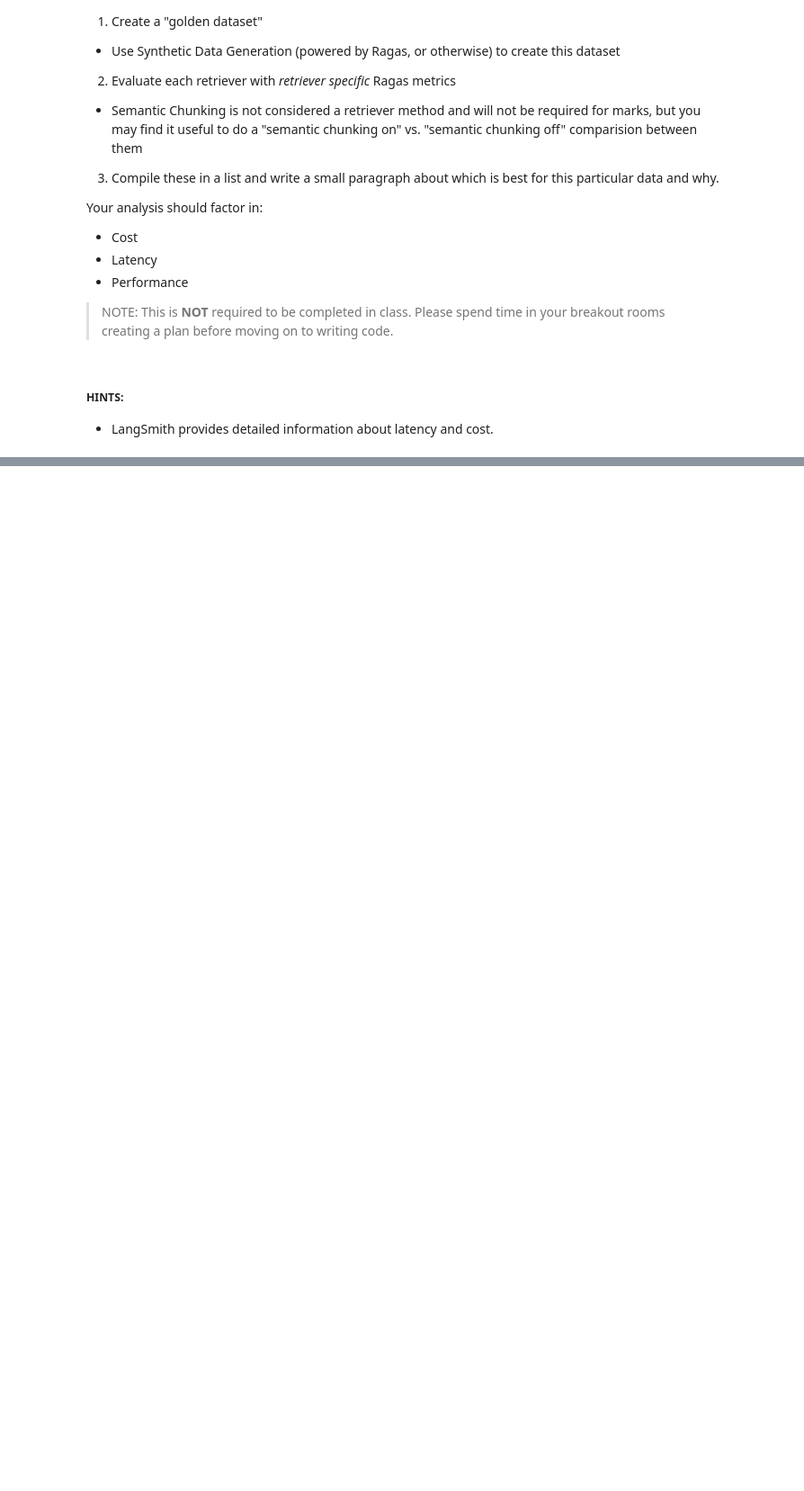
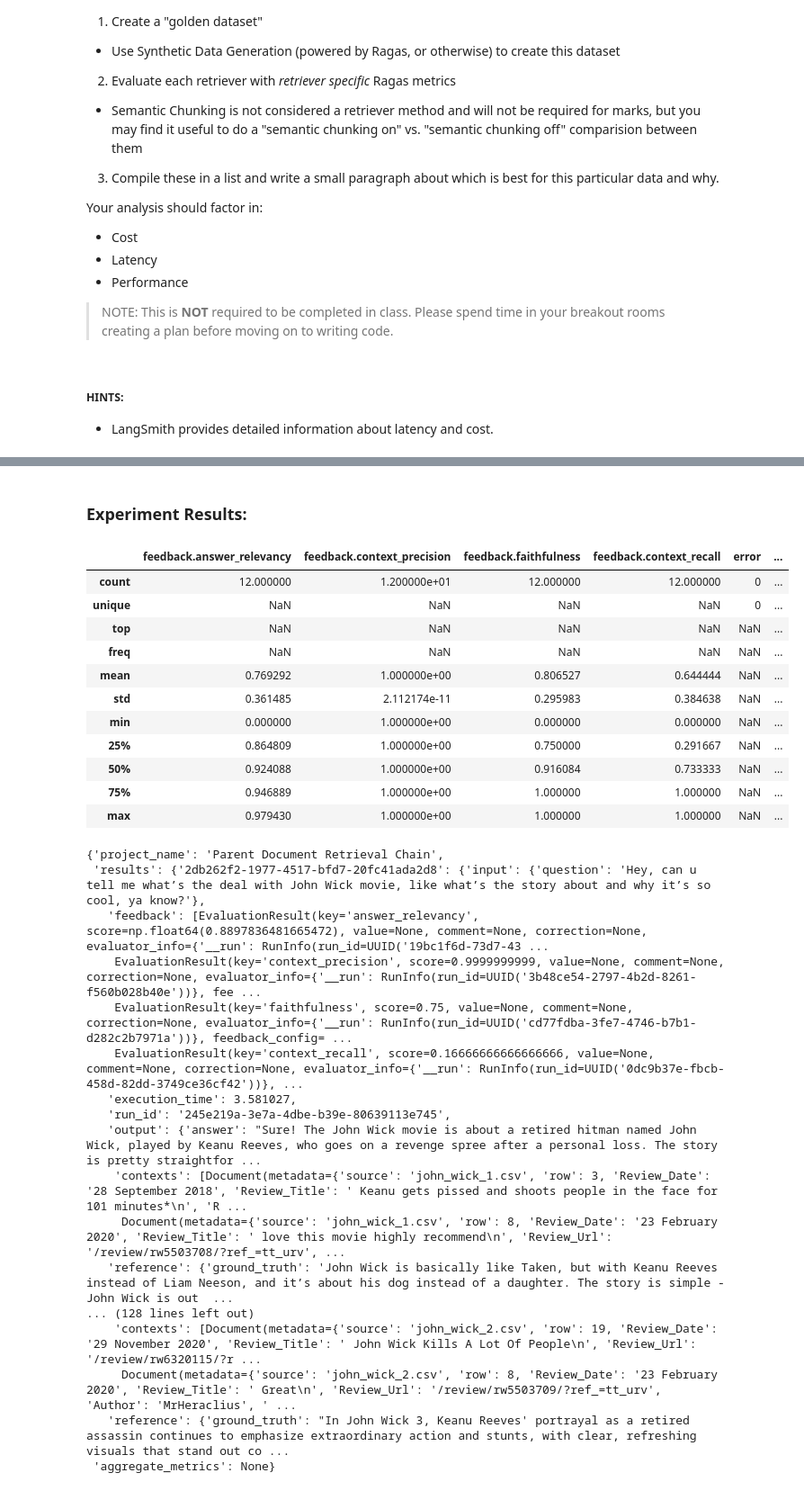
Before and after one commit to mafzaal/AIE6, a Jupyter notebook: 13_Advanced_Retrieval/Advanced_Retrieval_with_LangChain_Assignment.ipynb, the cells around one changed output, grey strips where cells are left out. Shown at 90% size. Cells and saved outputs as stored; diff of their text form; code cells hidden in the pictures; blank space fills up the shorter version.

```diff
--- a/13_Advanced_Retrieval/Advanced_Retrieval_with_LangChain_Assignment.ipynb
+++ b/13_Advanced_Retrieval/Advanced_Retrieval_with_LangChain_Assignment.ipynb
@@ -583,0 +914,9 @@ In this final step, we build comparison table and write a report. We will get Co
+# %%
+a_chain = (parent_document_retrieval_chain |
+    {
+        "answer": itemgetter("response") | StrOutputParser(),
+        "contexts": itemgetter("context") ,
+    })
+
+evaluate( dataset_name="John Wick Reviews",llm_or_chain_factory=a_chain,experiment_name="Parent Document Retrieval Chain", metrics=metrics, verbose=True)
+# %% [output]
@@ -583,0 +929,30 @@ In this final step, we build comparison table and write a report. We will get Co
+Experiment Results:
+|  | feedback.answer_relevancy | feedback.context_precision | feedback.faithfulness | feedback.context_recall | error | ... |
+| count | 12.000000 | 1.200000e+01 | 12.000000 | 12.000000 | 0 | ... |
+| unique | NaN | NaN | NaN | NaN | 0 | ... |
+| top | NaN | NaN | NaN | NaN | NaN | ... |
+| freq | NaN | NaN | NaN | NaN | NaN | ... |
+| mean | 0.769292 | 1.000000e+00 | 0.806527 | 0.644444 | NaN | ... |
+| std | 0.361485 | 2.112174e-11 | 0.295983 | 0.384638 | NaN | ... |
+| min | 0.000000 | 1.000000e+00 | 0.000000 | 0.000000 | NaN | ... |
+| 25% | 0.864809 | 1.000000e+00 | 0.750000 | 0.291667 | NaN | ... |
+| 50% | 0.924088 | 1.000000e+00 | 0.916084 | 0.733333 | NaN | ... |
+| 75% | 0.946889 | 1.000000e+00 | 1.000000 | 1.000000 | NaN | ... |
+| max | 0.979430 | 1.000000e+00 | 1.000000 | 1.000000 | NaN | ... |
+{'project_name': 'Parent Document Retrieval Chain',
+ 'results': {'2db262f2-1977-4517-bfd7-20fc41ada2d8': {'input': {'question': 'Hey, can u tell me what’s the deal with John Wick movie, like what’s the story about and why it’s so cool, ya know?'},
+   'feedback': [EvaluationResult(key='answer_relevancy', score=np.float64(0.8897836481665472), value=None, comment=None, correction=None, evaluator_info={'__run': RunInfo(run_id=UUID('19bc1f6d-73d7-43 ...
+    EvaluationResult(key='context_precision', score=0.9999999999, value=None, comment=None, correction=None, evaluator_info={'__run': RunInfo(run_id=UUID('3b48ce54-2797-4b2d-8261-f560b028b40e'))}, fee ...
+    EvaluationResult(key='faithfulness', score=0.75, value=None, comment=None, correction=None, evaluator_info={'__run': RunInfo(run_id=UUID('cd77fdba-3fe7-4746-b7b1-d282c2b7971a'))}, feedback_config= ...
+    EvaluationResult(key='context_recall', score=0.16666666666666666, value=None, comment=None, correction=None, evaluator_info={'__run': RunInfo(run_id=UUID('0dc9b37e-fbcb-458d-82dd-3749ce36cf42'))}, ...
+   'execution_time': 3.581027,
+   'run_id': '245e219a-3e7a-4dbe-b39e-80639113e745',
+   'output': {'answer': "Sure! The John Wick movie is about a retired hitman named John Wick, played by Keanu Reeves, who goes on a revenge spree after a personal loss. The story is pretty straightfor ...
+    'contexts': [Document(metadata={'source': 'john_wick_1.csv', 'row': 3, 'Review_Date': '28 September 2018', 'Review_Title': ' Keanu gets pissed and shoots people in the face for 101 minutes*\n', 'R ...
+     Document(metadata={'source': 'john_wick_1.csv', 'row': 8, 'Review_Date': '23 February 2020', 'Review_Title': ' love this movie highly recommend\n', 'Review_Url': '/review/rw5503708/?ref_=tt_urv', ...
+   'reference': {'ground_truth': 'John Wick is basically like Taken, but with Keanu Reeves instead of Liam Neeson, and it’s about his dog instead of a daughter. The story is simple - John Wick is out  ...
+... (128 lines left out)
+    'contexts': [Document(metadata={'source': 'john_wick_2.csv', 'row': 19, 'Review_Date': '29 November 2020', 'Review_Title': ' John Wick Kills A Lot Of People\n', 'Review_Url': '/review/rw6320115/?r ...
+     Document(metadata={'source': 'john_wick_2.csv', 'row': 8, 'Review_Date': '23 February 2020', 'Review_Title': ' Great\n', 'Review_Url': '/review/rw5503709/?ref_=tt_urv', 'Author': 'MrHeraclius', ' ...
+   'reference': {'ground_truth': "In John Wick 3, Keanu Reeves' portrayal as a retired assassin continues to emphasize extraordinary action and stunts, with clear, refreshing visuals that stand out co ...
+ 'aggregate_metrics': None}
```
Also changed, not shown: parts of 17 cells of this notebook, 1 other file.
